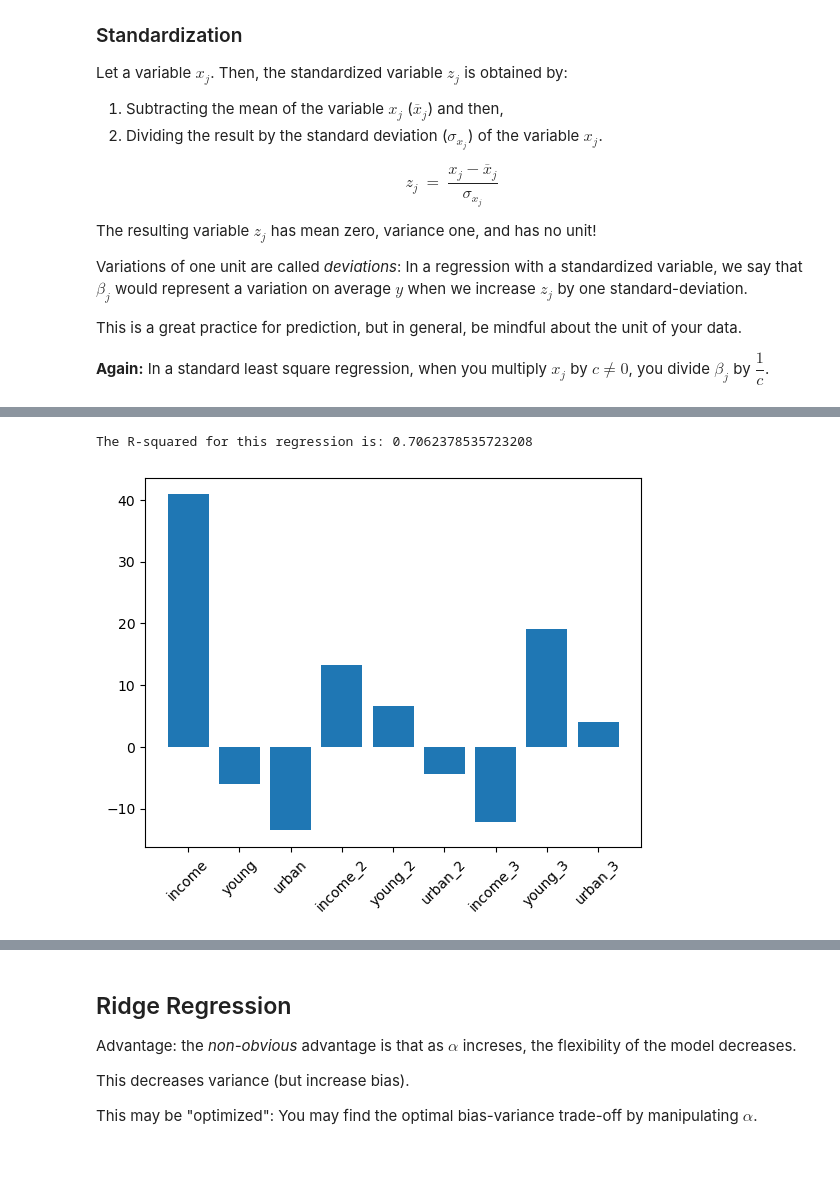
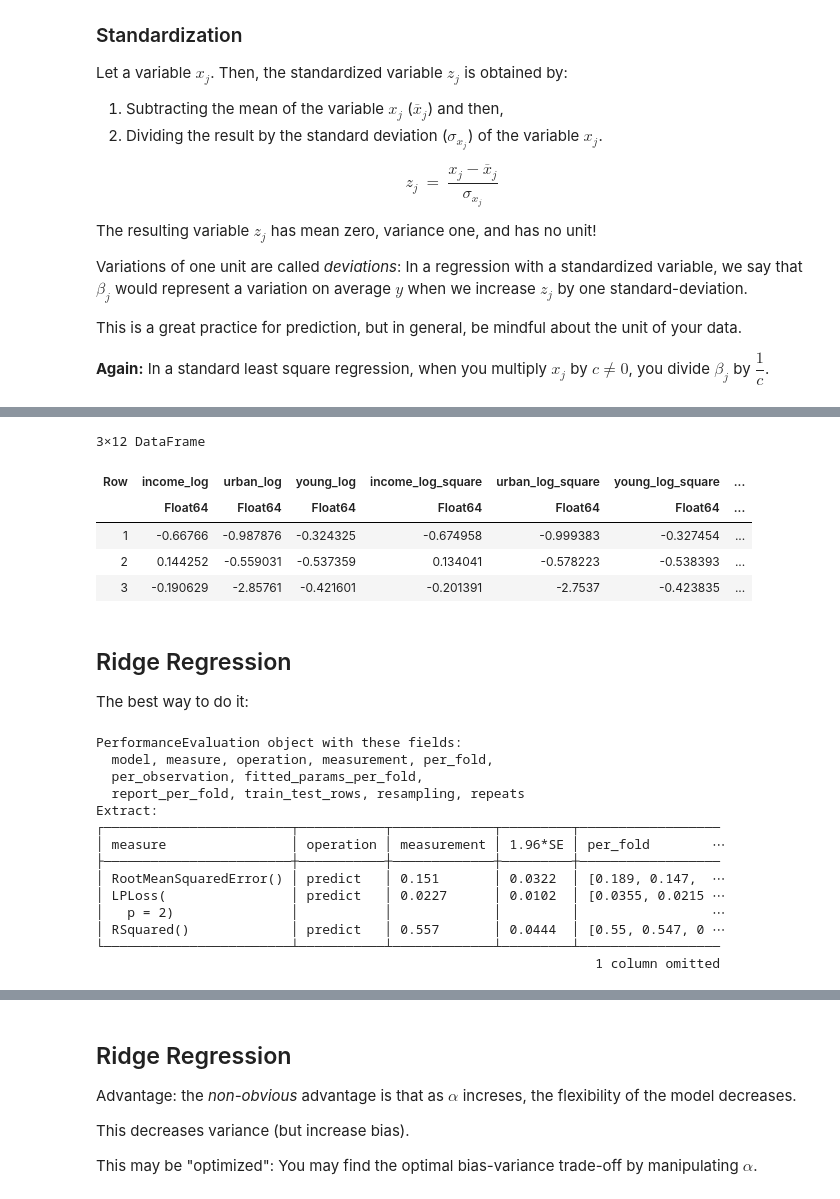
Before and after one commit to umbertomig/POLI175julia, a Jupyter notebook: lectures/jupyternb/lecture11.ipynb, the cells around one changed output, grey strips where cells are left out. Cells and saved outputs as stored; diff of their text form; code cells hidden in the pictures; blank space fills up the shorter version.

```diff
--- a/lectures/jupyternb/lecture11.ipynb
+++ b/lectures/jupyternb/lecture11.ipynb
@@ -80,13 +273,39 @@ print(list(X_scaled[0]))
+# %%
+first(educ_X_std, 3)
+# %% [output]
+3×12 DataFrame
+| Row | income_log | urban_log | young_log | income_log_square | urban_log_square | young_log_square | ... |
+|  | Float64 | Float64 | Float64 | Float64 | Float64 | Float64 | ... |
+| 1 | -0.66766 | -0.987876 | -0.324325 | -0.674958 | -0.999383 | -0.327454 | ... |
+| 2 | 0.144252 | -0.559031 | -0.537359 | 0.134041 | -0.578223 | -0.538393 | ... |
+| 3 | -0.190629 | -2.85761 | -0.421601 | -0.201391 | -2.7537 | -0.423835 | ... |
+# %% [markdown]
+## Ridge Regression
+
+The best way to do it:
 # %%
 ## Ridge Regression (greatly done)
-ridge = Ridge(alpha = 1).fit(X_scaled, y)
-print('The R-squared for this regression is: ' + str(ridge.score(X_scaled, y)))
-plt.bar(X.columns, ridge.coef_)
-plt.xticks(rotation=45)
-plt.show()
+evaluate(ridge,
+    educ_X_std,
+    educ_y,
+    resampling = cv4,
+    measure = [rms, l2, rsq],
+    verbosity = 0)
 # %% [output]
-The R-squared for this regression is: 0.7062378535723208
+PerformanceEvaluation object with these fields:
+  model, measure, operation, measurement, per_fold,
+  per_observation, fitted_params_per_fold,
+  report_per_fold, train_test_rows, resampling, repeats
+Extract:
+┌────────────────────────┬───────────┬─────────────┬─────────┬──────────────────
+│ measure                │ operation │ measurement │ 1.96*SE │ per_fold        ⋯
+├────────────────────────┼───────────┼─────────────┼─────────┼──────────────────
+│ RootMeanSquaredError() │ predict   │ 0.151       │ 0.0322  │ [0.189, 0.147,  ⋯
+│ LPLoss(                │ predict   │ 0.0227      │ 0.0102  │ [0.0355, 0.0215 ⋯
+│   p = 2)               │           │             │         │                 ⋯
+│ RSquared()             │ predict   │ 0.557       │ 0.0444  │ [0.55, 0.547, 0 ⋯
+└────────────────────────┴───────────┴─────────────┴─────────┴──────────────────
+                                                                1 column omitted
-[figure, removed]
 # %% [markdown]
 ## Ridge Regression
 
```
Also changed, not shown: parts of 54 cells of this notebook, 1 other file.
